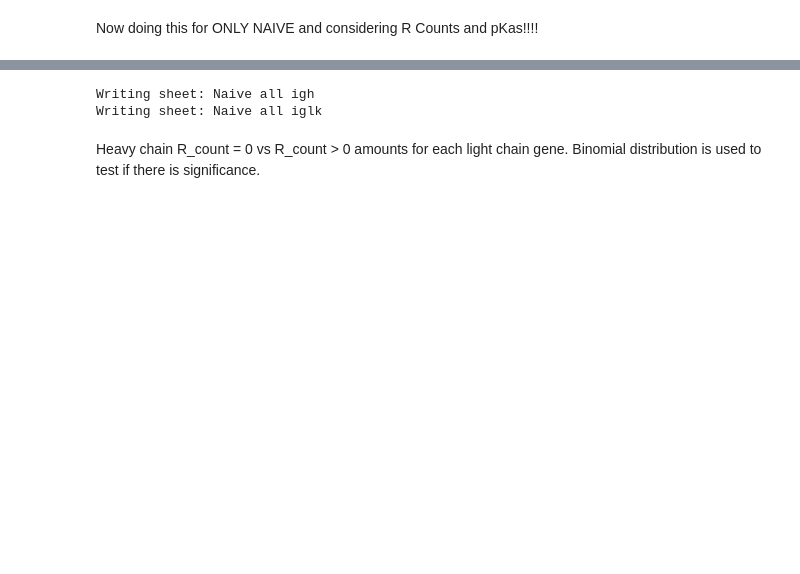
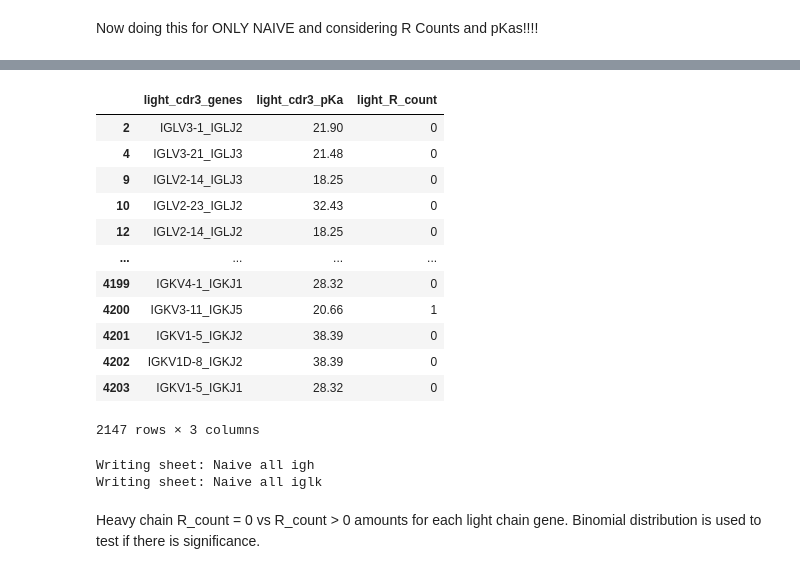
Before and after one commit to TaisiaK/BCR-Analysis, a Jupyter notebook: data_analysis.ipynb, the cells around one changed output, grey strips where cells are left out. Drawn from its saved outputs; the diff is of its cells as text; code cells hidden in the pictures; blank space fills up the shorter version.

```diff
--- a/data_analysis.ipynb
+++ b/data_analysis.ipynb
@@ -228,3 +269,23 @@ Index(['barcode', 'raw_clonotype_id', 'IGH_Unnamed: 0', 'IGH_is_cell',
+# %%
+light_df = needed_df[['IGL_cdr3_genes', 'IGL_cdr3_pKa', 'IGL_R_count', 'IGK_cdr3_genes', 'IGK_cdr3_pKa', 'IGK_R_count']].reset_index()
+igk_df = light_df[['IGK_cdr3_genes', 'IGK_cdr3_pKa', 'IGK_R_count']].rename(columns={'IGK_cdr3_genes':'light_cdr3_genes', 'IGK_cdr3_pKa':'light_cdr3_pKa', 'IGK_R_count':'light_R_count'})
+igl_df = light_df.drop(['IGK_cdr3_genes', 'IGK_cdr3_pKa', 'IGK_R_count'], axis=1).rename(columns={'IGL_cdr3_genes':'light_cdr3_genes', 'IGL_cdr3_pKa':'light_cdr3_pKa', 'IGL_R_count':'light_R_count'})
+charge_df = pd.concat([igl_df, igk_df], ignore_index=True).dropna(subset=["light_cdr3_pKa"]).drop(['index'], axis=1)
+charge_df
+# %% [output]
+|  | light_cdr3_genes | light_cdr3_pKa | light_R_count |
+| 2 | IGLV3-1_IGLJ2 | 21.90 | 0 |
+| 4 | IGLV3-21_IGLJ3 | 21.48 | 0 |
+| 9 | IGLV2-14_IGLJ3 | 18.25 | 0 |
+| 10 | IGLV2-23_IGLJ2 | 32.43 | 0 |
+| 12 | IGLV2-14_IGLJ2 | 18.25 | 0 |
+| ... | ... | ... | ... |
+| 4199 | IGKV4-1_IGKJ1 | 28.32 | 0 |
+| 4200 | IGKV3-11_IGKJ5 | 20.66 | 1 |
+| 4201 | IGKV1-5_IGKJ2 | 38.39 | 0 |
+| 4202 | IGKV1D-8_IGKJ2 | 38.39 | 0 |
+| 4203 | IGKV1-5_IGKJ1 | 28.32 | 0 |
+2147 rows × 3 columns
 # %%
 #time to export to excel to get a good look at everything at once!
 q1_excel_format = {
```
Also changed, not shown: parts of 9 cells of this notebook, 2 other files.
